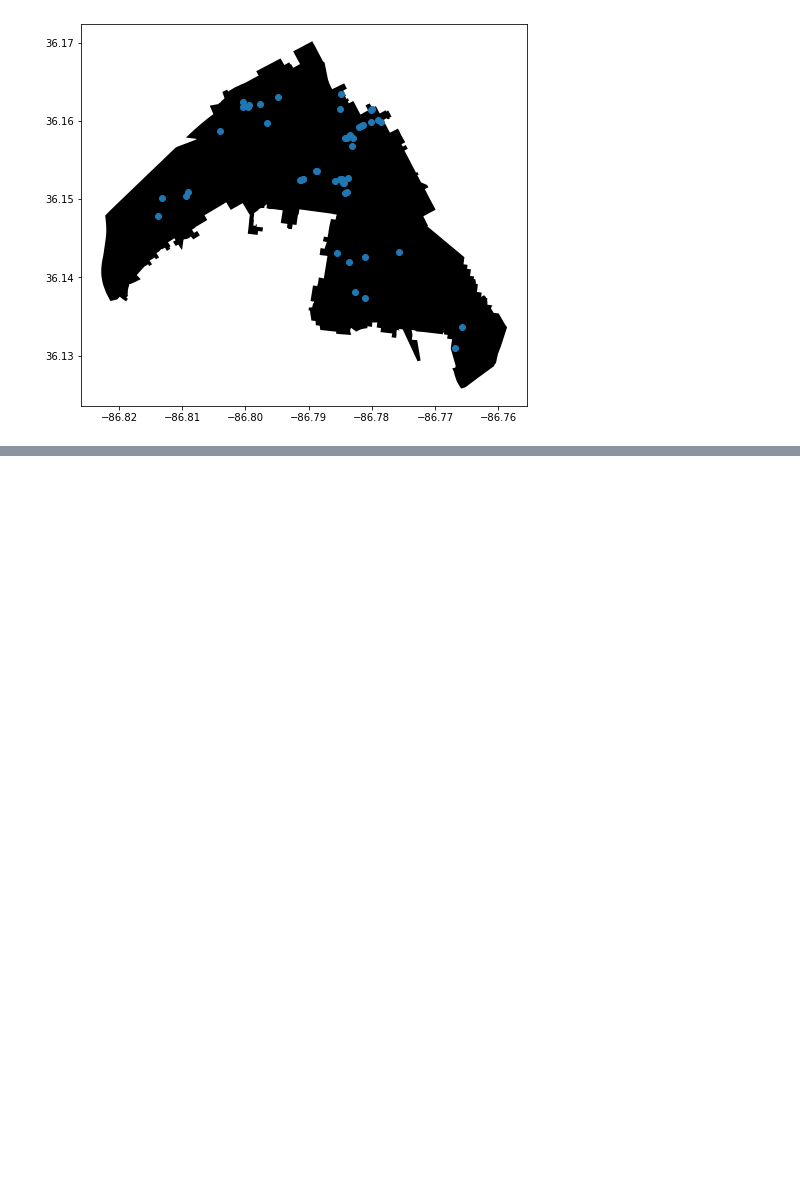
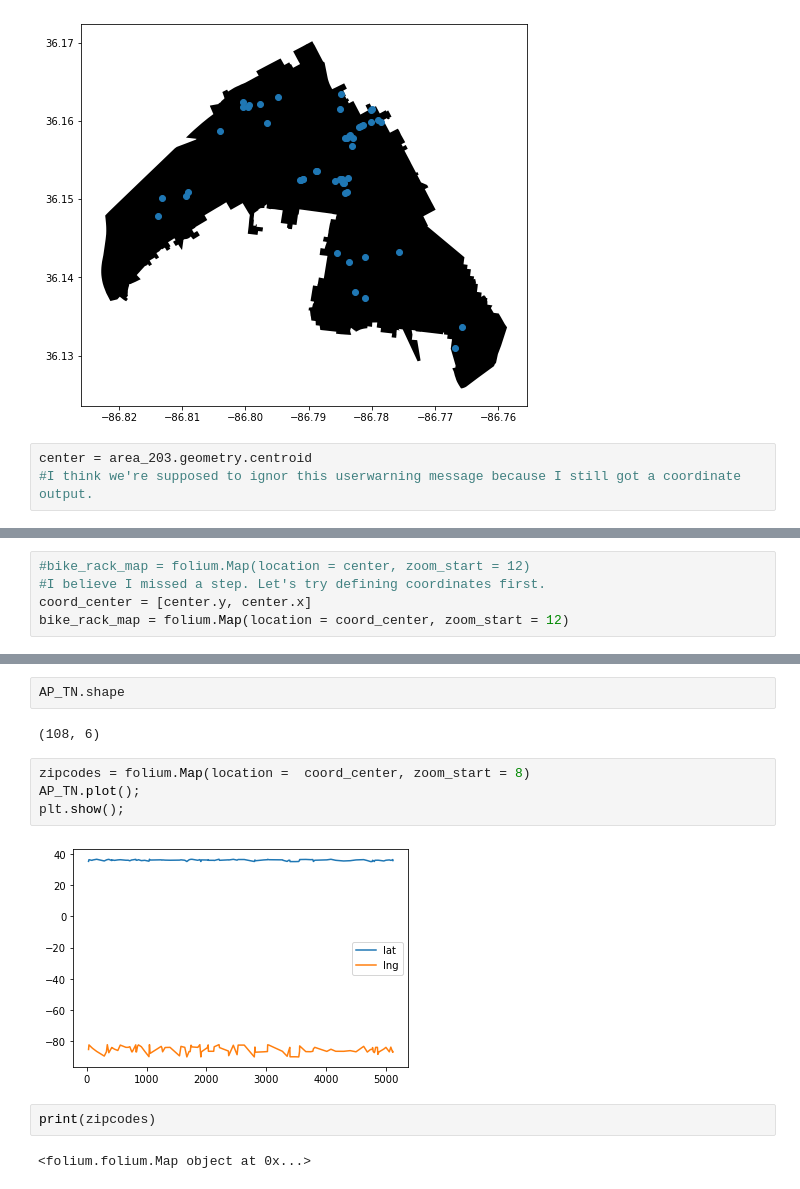
Before and after one commit to Cuiweiyi/geospatial-python-project-Cuiweiyi, a Jupyter notebook: notebooks/Firestations_in_Nash.ipynb, the cells around one changed output, grey strips where cells are left out. Saved outputs shown, nothing was run; the diff lists cells and outputs as text; blank space fills up the shorter version.

```diff
--- a/notebooks/Firestations_in_Nash.ipynb
+++ b/notebooks/Firestations_in_Nash.ipynb
@@ -217,3 +215,6 @@ dots.plot( ax = ax);
 plt.show();
 # %% [output]
 [figure]
+# %%
+center = area_203.geometry.centroid
+#I think we're supposed to ignor this userwarning message because I still got a coordinate output.
@@ -219,0 +223,5 @@ plt.show();
+# %%
+#bike_rack_map = folium.Map(location = center, zoom_start = 12)
+#I believe I missed a step. Let's try defining coordinates first.
+coord_center = [center.y, center.x]
+bike_rack_map = folium.Map(location = coord_center, zoom_start = 12)
@@ -219,0 +367,14 @@ plt.show();
+# %%
+AP_TN.shape
+# %% [output]
+(108, 6)
+# %%
+zipcodes = folium.Map(location =  coord_center, zoom_start = 8)
+AP_TN.plot();
+plt.show();
+# %% [output]
+[figure, added]
+# %%
+print(zipcodes)
+# %% [output]
+<folium.folium.Map object at 0x...>
```
Also changed, not shown: parts of 21 cells of this notebook.
